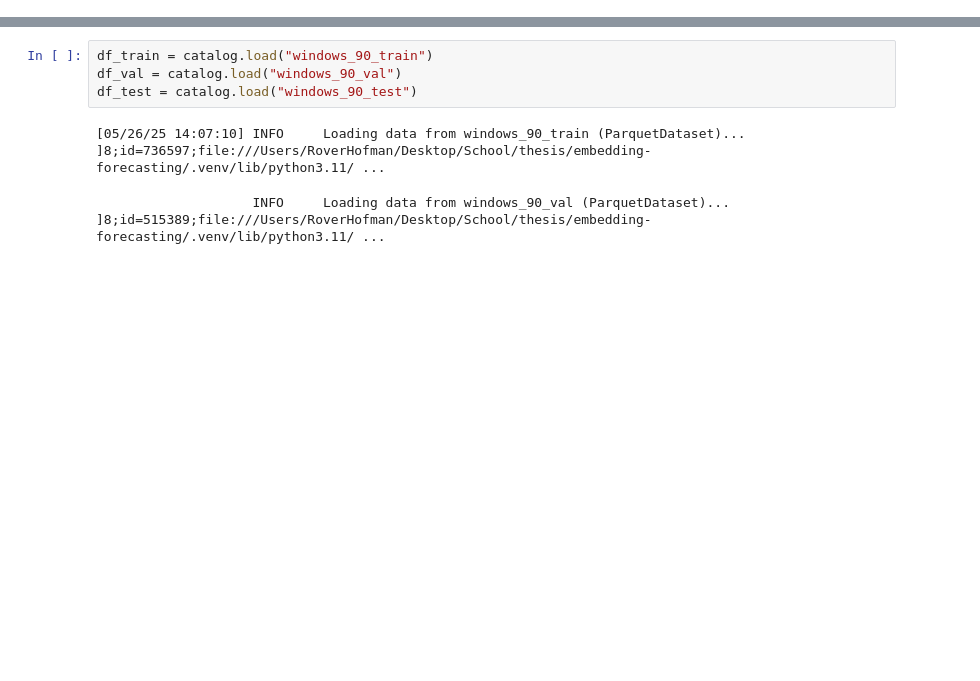
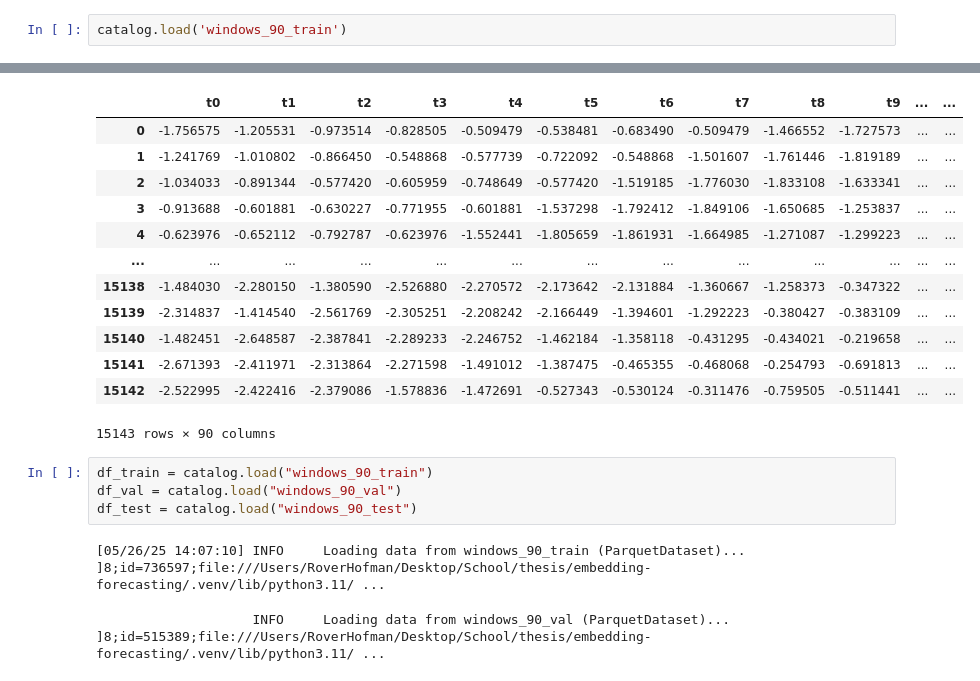
Before and after one commit to roverhofman/thesis_embeddings, a Jupyter notebook: embedding-forecasting/notebooks/image_embeddings.ipynb, the cells around one changed output, grey strips where cells are left out. Drawn from its saved outputs; the diff is of its cells as text; blank space fills up the shorter version.

```diff
--- a/embedding-forecasting/notebooks/image_embeddings.ipynb
+++ b/embedding-forecasting/notebooks/image_embeddings.ipynb
@@ -21 +21,4 @@ catalog.list()
 ]
+# %%
+catalog.load('windows_90_train')
+# %% [output]
@@ -22,3 +27,16 @@ catalog.list()
+|  | t0 | t1 | t2 | t3 | t4 | t5 | t6 | t7 | t8 | t9 | ... | ... |
+| 0 | -1.756575 | -1.205531 | -0.973514 | -0.828505 | -0.509479 | -0.538481 | -0.683490 | -0.509479 | -1.466552 | -1.727573 | ... | ... |
+| 1 | -1.241769 | -1.010802 | -0.866450 | -0.548868 | -0.577739 | -0.722092 | -0.548868 | -1.501607 | -1.761446 | -1.819189 | ... | ... |
+| 2 | -1.034033 | -0.891344 | -0.577420 | -0.605959 | -0.748649 | -0.577420 | -1.519185 | -1.776030 | -1.833108 | -1.633341 | ... | ... |
+| 3 | -0.913688 | -0.601881 | -0.630227 | -0.771955 | -0.601881 | -1.537298 | -1.792412 | -1.849106 | -1.650685 | -1.253837 | ... | ... |
+| 4 | -0.623976 | -0.652112 | -0.792787 | -0.623976 | -1.552441 | -1.805659 | -1.861931 | -1.664985 | -1.271087 | -1.299223 | ... | ... |
+| ... | ... | ... | ... | ... | ... | ... | ... | ... | ... | ... | ... | ... |
+| 15138 | -1.484030 | -2.280150 | -1.380590 | -2.526880 | -2.270572 | -2.173642 | -2.131884 | -1.360667 | -1.258373 | -0.347322 | ... | ... |
+| 15139 | -2.314837 | -1.414540 | -2.561769 | -2.305251 | -2.208242 | -2.166449 | -1.394601 | -1.292223 | -0.380427 | -0.383109 | ... | ... |
+| 15140 | -1.482451 | -2.648587 | -2.387841 | -2.289233 | -2.246752 | -1.462184 | -1.358118 | -0.431295 | -0.434021 | -0.219658 | ... | ... |
+| 15141 | -2.671393 | -2.411971 | -2.313864 | -2.271598 | -1.491012 | -1.387475 | -0.465355 | -0.468068 | -0.254793 | -0.691813 | ... | ... |
+| 15142 | -2.522995 | -2.422416 | -2.379086 | -1.578836 | -1.472691 | -0.527343 | -0.530124 | -0.311476 | -0.759505 | -0.511441 | ... | ... |
+15143 rows × 90 columns
 # %%
 df_train = catalog.load("windows_90_train")
 df_val = catalog.load("windows_90_val")
```
Also changed, not shown: parts of 2 cells of this notebook, 22 other files.
